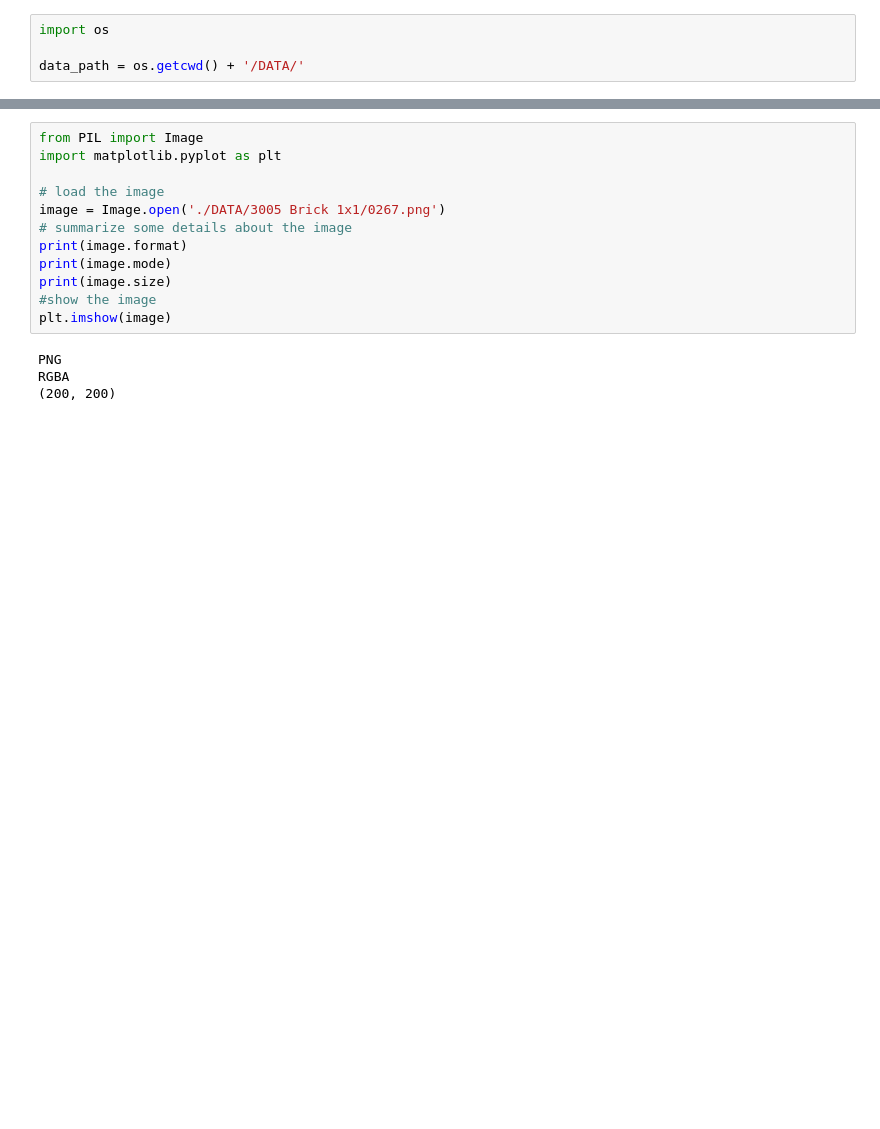
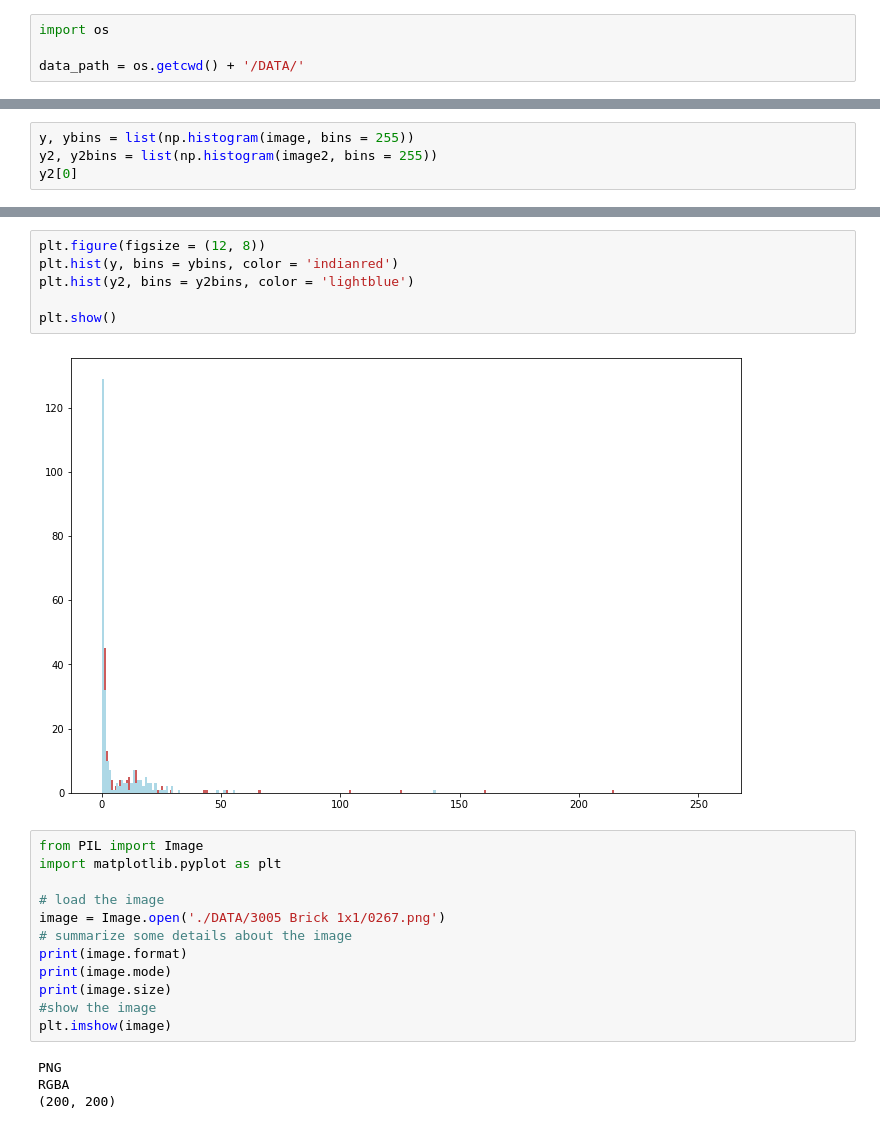
Before and after one commit to berges99/Spatial-Pyramid-Kernel-for-Image-Recognition, a Jupyter notebook: Image_Loading.ipynb, the cells around one changed output, grey strips where cells are left out. Cells and saved outputs as stored; diff of their text form; blank space fills up the shorter version.

```diff
--- a/Image_Loading.ipynb
+++ b/Image_Loading.ipynb
@@ -66,0 +181,4 @@ export = dataframe.to_csv(r'flattened.csv', index = False)
+# %%
+y, ybins = list(np.histogram(image, bins = 255))
+y2, y2bins = list(np.histogram(image2, bins = 255))
+y2[0]
@@ -67,3 +280,11 @@ export = dataframe.to_csv(r'flattened.csv', index = False)
+# %%
+plt.figure(figsize = (12, 8))
+plt.hist(y, bins = ybins, color = 'indianred')
+plt.hist(y2, bins = y2bins, color = 'lightblue')
+
+plt.show()
+# %% [output]
+[figure, added]
 # %%
 from PIL import Image
 import matplotlib.pyplot as plt
```
Also changed, not shown: parts of 14 cells of this notebook.
